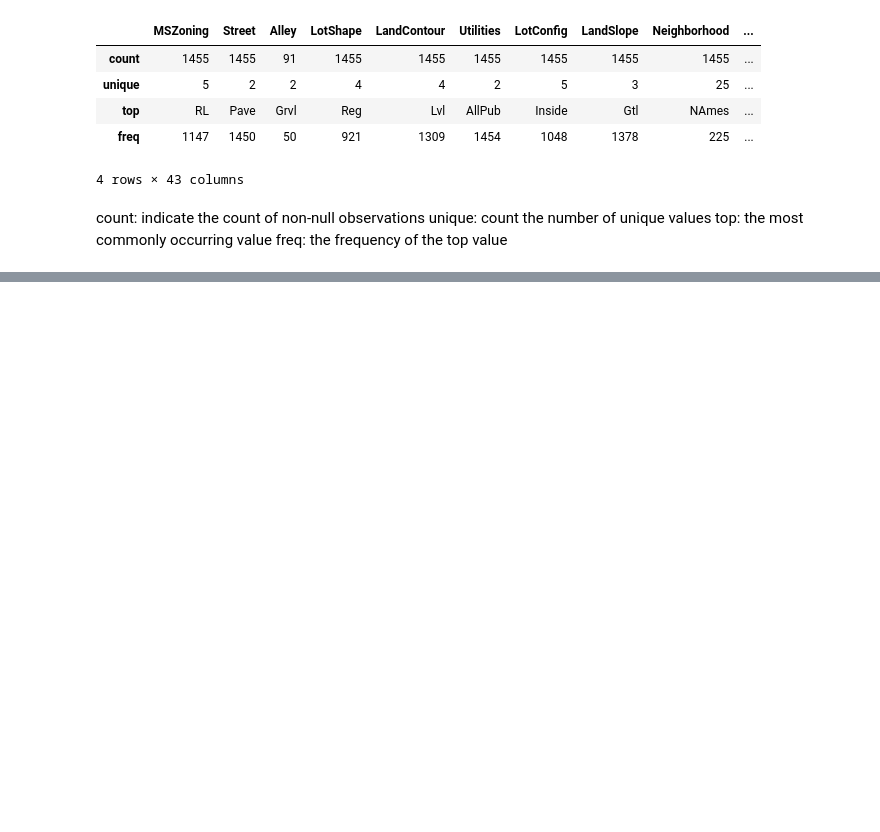
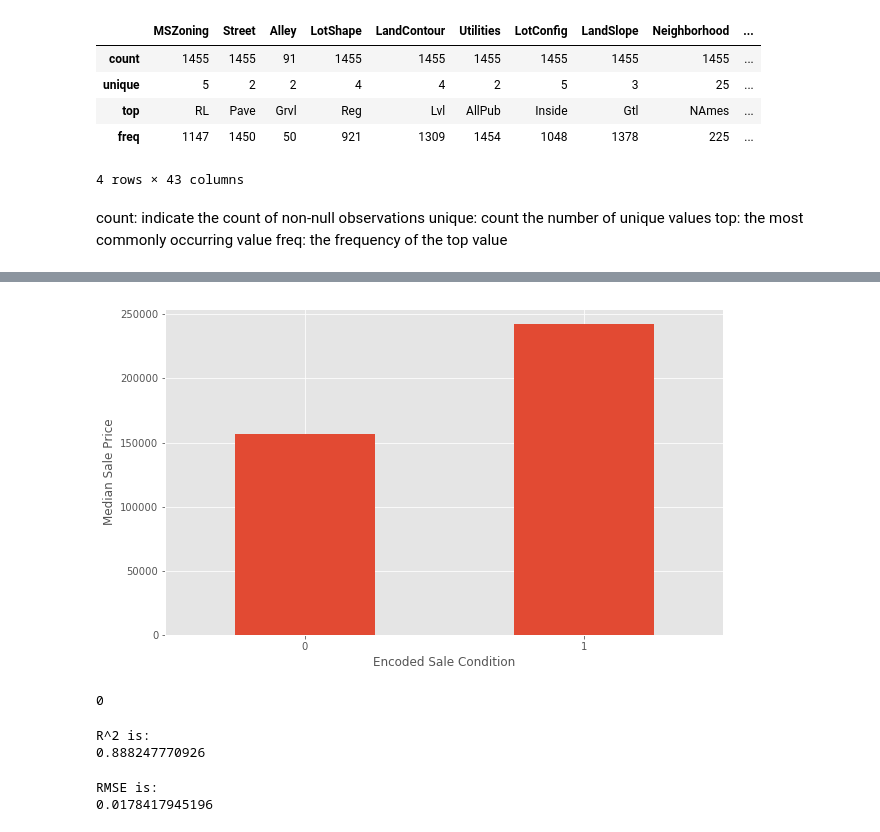
Before and after one commit to jianyu-gong/kaggle, a Jupyter notebook: Kaggle_Competition/Home_Prices_Advanced_Regression_Techniques/house_price.ipynb, the cells around one changed output, grey strips where cells are left out. Saved outputs shown, nothing was run; the diff lists cells and outputs as text; code cells hidden in the pictures; blank space fills up the shorter version.

```diff
--- a/Kaggle_Competition/Home_Prices_Advanced_Regression_Techniques/house_price.ipynb
+++ b/Kaggle_Competition/Home_Prices_Advanced_Regression_Techniques/house_price.ipynb
@@ -206,0 +237,20 @@ p
+# %%
+# Set Patrial to 1 and otherwise to 0
+def encode(x): return 1 if x == 'Partial' else 0
+train['enc_condition'] = train.SaleCondition.apply(encode)
+test['enc_condition'] = test.SaleCondition.apply(encode)
+# %%
+# Draw a pivot table for saleCondition
+condition_pivot = train.pivot_table(index='enc_condition', values='SalePrice', aggfunc=np.median)
+condition_pivot.plot(kind='bar')
+plt.xlabel('Encoded Sale Condition')
+plt.ylabel('Median Sale Price')
+plt.xticks(rotation=0)
+plt.show()
+# %% [output]
+[figure, added]
+# %%
+data = train.select_dtypes(include=[np.number]).interpolate().dropna()
+sum(data.isnull().sum() != 0)
+# %% [output]
+0
@@ -206,0 +273,6 @@ p
+# %%
+# Evaluate the performance by checking r-squared
+print "R^2 is: \n", model.score(x_test, y_test)
+# %% [output]
+R^2 is:
+0.888247770926
@@ -206,0 +281,7 @@ p
+# %%
+# RMSE: Root mean squared error
+from sklearn.metrics import mean_squared_error
+print 'RMSE is: \n', mean_squared_error(y_test, predictions)
+# %% [output]
+RMSE is:
+0.0178417945196
```
Also changed, not shown: parts of 18 cells of this notebook.
